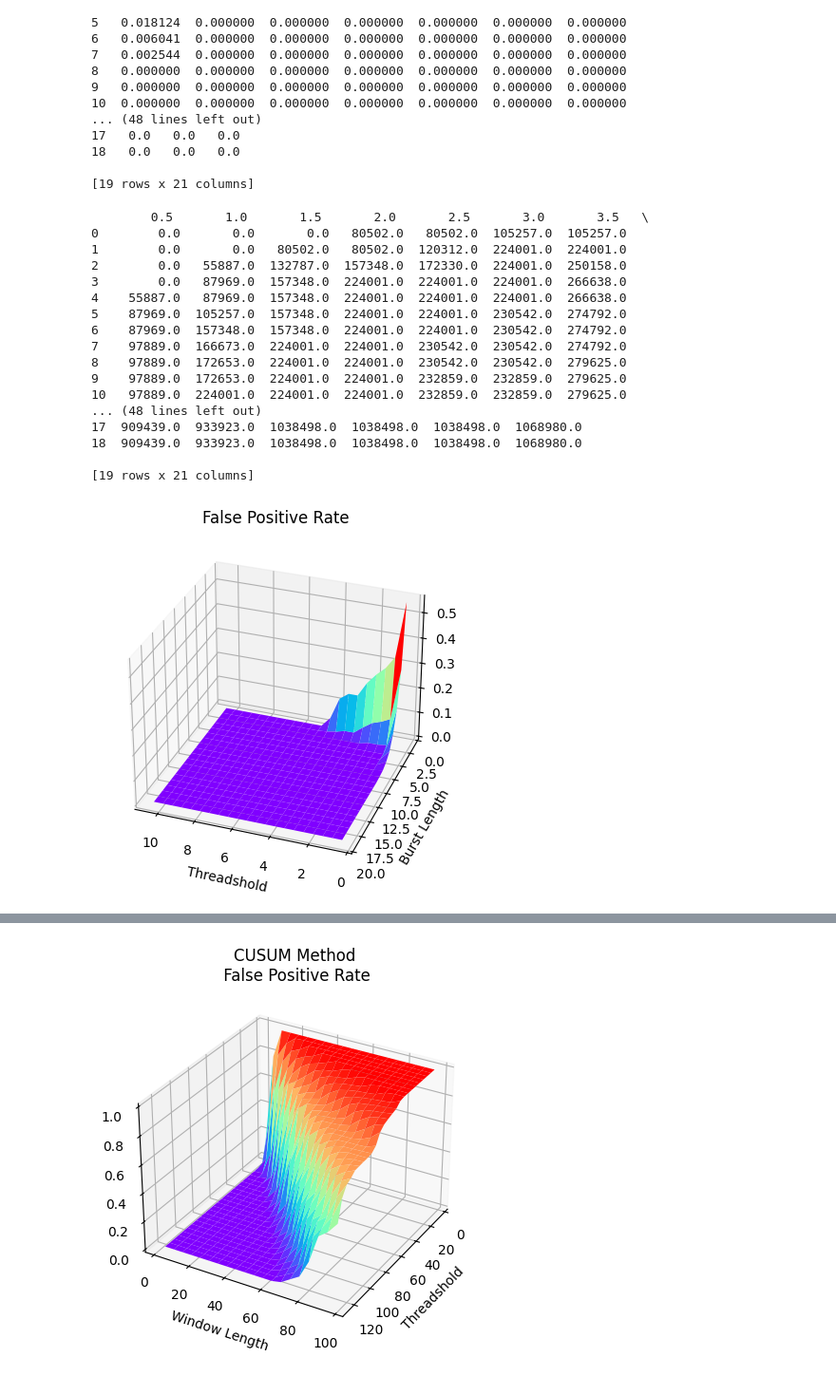
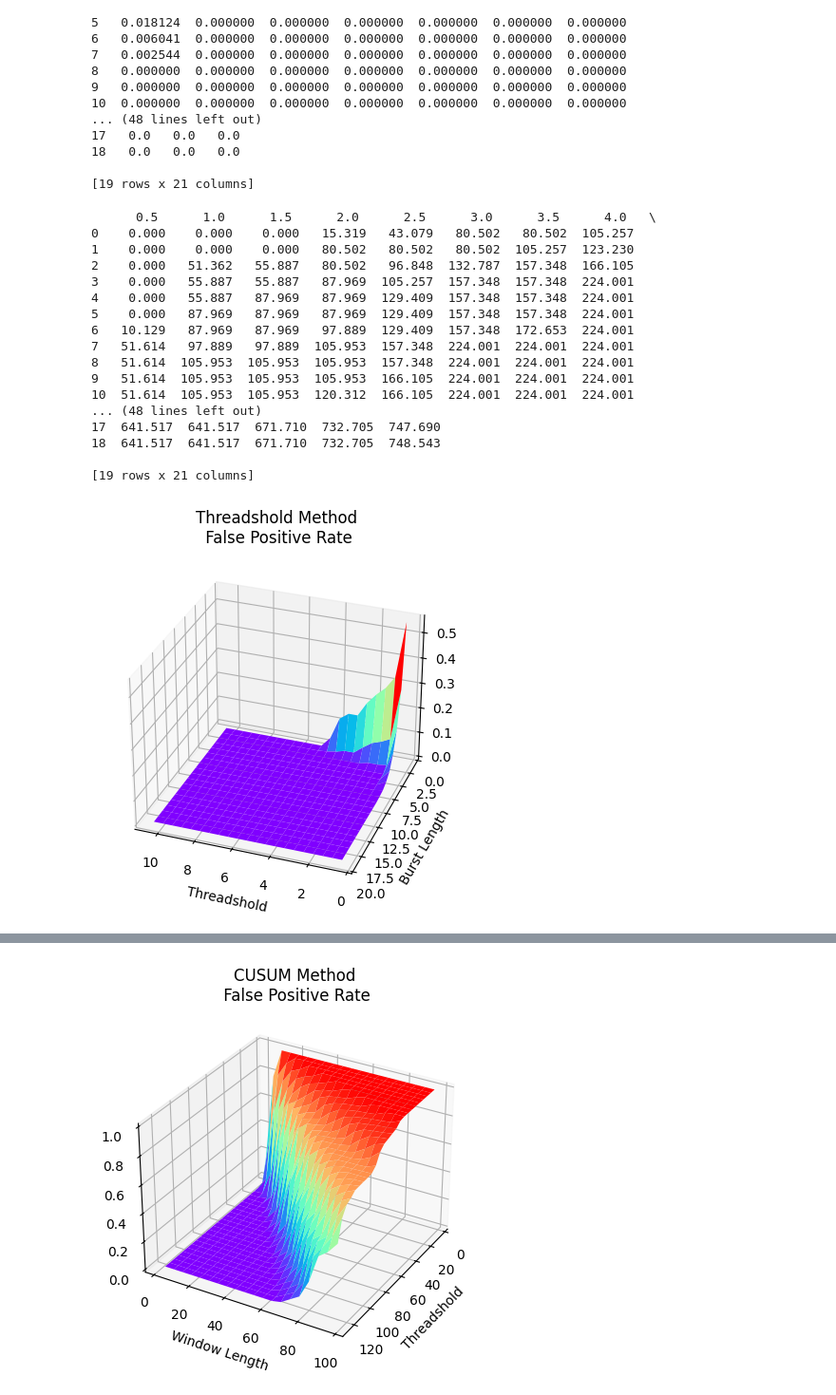
Before and after one commit to gitkeniwo/gps-spoofing-detection, a Jupyter notebook: notebooks/Garrett.ipynb, the cells around one changed output, grey strips where cells are left out. Shown: that part at 95% size. Cells and saved outputs as stored; diff of their text form; code cells hidden in the pictures.

Commit message:
Added image storage.

```diff
--- a/notebooks/Garrett.ipynb
+++ b/notebooks/Garrett.ipynb
@@ -97,6 +98,7 @@ for th in threadshold:
                     break
         fp_rate=num_fp/attack_start_id
         fp_arr=np.append(fp_arr,fp_rate)
+        detect_time=detect_time/1000 #change ms to s
         detect_time_arr=np.append(detect_time_arr,detect_time)
 
     fp_data[th]=fp_arr
@@ -124,41 +126,41 @@ print(fp_data)
 # %%
 print(detect_time_data)
 # %% [output]
-        0.5       1.0       1.5       2.0       2.5       3.0       3.5   \
-0        0.0       0.0       0.0   80502.0   80502.0  105257.0  105257.0
-1        0.0       0.0   80502.0   80502.0  120312.0  224001.0  224001.0
-2        0.0   55887.0  132787.0  157348.0  172330.0  224001.0  250158.0
-3        0.0   87969.0  157348.0  224001.0  224001.0  224001.0  266638.0
-4    55887.0   87969.0  157348.0  224001.0  224001.0  224001.0  266638.0
-5    87969.0  105257.0  157348.0  224001.0  224001.0  230542.0  274792.0
-6    87969.0  157348.0  157348.0  224001.0  224001.0  230542.0  274792.0
-7    97889.0  166673.0  224001.0  224001.0  230542.0  230542.0  274792.0
-8    97889.0  172653.0  224001.0  224001.0  230542.0  230542.0  279625.0
-9    97889.0  172653.0  224001.0  224001.0  232859.0  232859.0  279625.0
-10   97889.0  224001.0  224001.0  224001.0  232859.0  232859.0  279625.0
+      0.5      1.0      1.5      2.0      2.5      3.0      3.5      4.0   \
+0    0.000    0.000    0.000   15.319   43.079   80.502   80.502  105.257
+1    0.000    0.000    0.000   80.502   80.502   80.502  105.257  123.230
+2    0.000   51.362   55.887   80.502   96.848  132.787  157.348  166.105
+3    0.000   55.887   55.887   87.969  105.257  157.348  157.348  224.001
+4    0.000   55.887   87.969   87.969  129.409  157.348  157.348  224.001
+5    0.000   87.969   87.969   87.969  129.409  157.348  157.348  224.001
+6   10.129   87.969   87.969   97.889  129.409  157.348  172.653  224.001
+7   51.614   97.889   97.889  105.953  157.348  224.001  224.001  224.001
+8   51.614  105.953  105.953  105.953  157.348  224.001  224.001  224.001
+9   51.614  105.953  105.953  105.953  166.105  224.001  224.001  224.001
+10  51.614  105.953  105.953  120.312  166.105  224.001  224.001  224.001
 ... (48 lines left out)
-17  909439.0  933923.0  1038498.0  1038498.0  1038498.0  1068980.0
-18  909439.0  933923.0  1038498.0  1038498.0  1038498.0  1068980.0
+17  641.517  641.517  671.710  732.705  747.690
+18  641.517  641.517  671.710  732.705  748.543
 
 [19 rows x 21 columns]
 # %%
 fig = plt.figure()
 ax3 = plt.axes(projection='3d')
 
 X, Y = np.meshgrid(threadshold, burst_length)
 Z = fp_data
 
 ax3.plot_surface(X,Y,Z,rstride = 1, cstride = 1, cmap='rainbow')
 ax3.view_init(30, 110)
 
 ax3.set_xlabel('Threadshold')
 ax3.set_ylabel('Burst Length')
 ax3.set_zlabel('')
-plt.title('False Positive Rate')
-
+plt.title('Threadshold Method\n False Positive Rate')
+plt.savefig(r'../outputs/png/Garrett_FP_rate')
 plt.show()
 # %% [output]
-[figure, old version]
+[figure, new version]
 # %%
 fig = plt.figure()
 ax3 = plt.axes(projection='3d')
```
Also changed, not shown: parts of 8 cells of this notebook, 5 other files.
